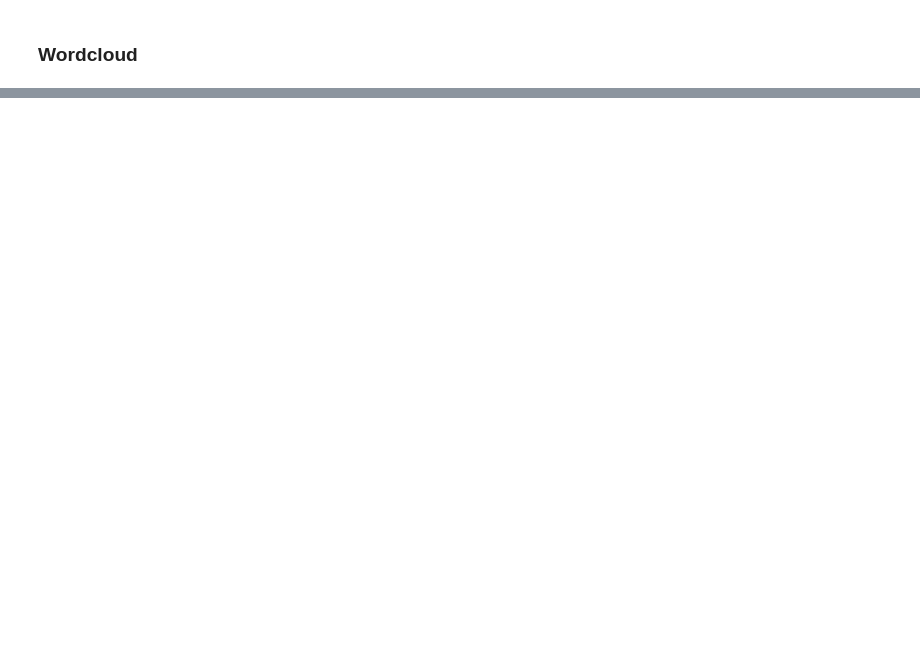
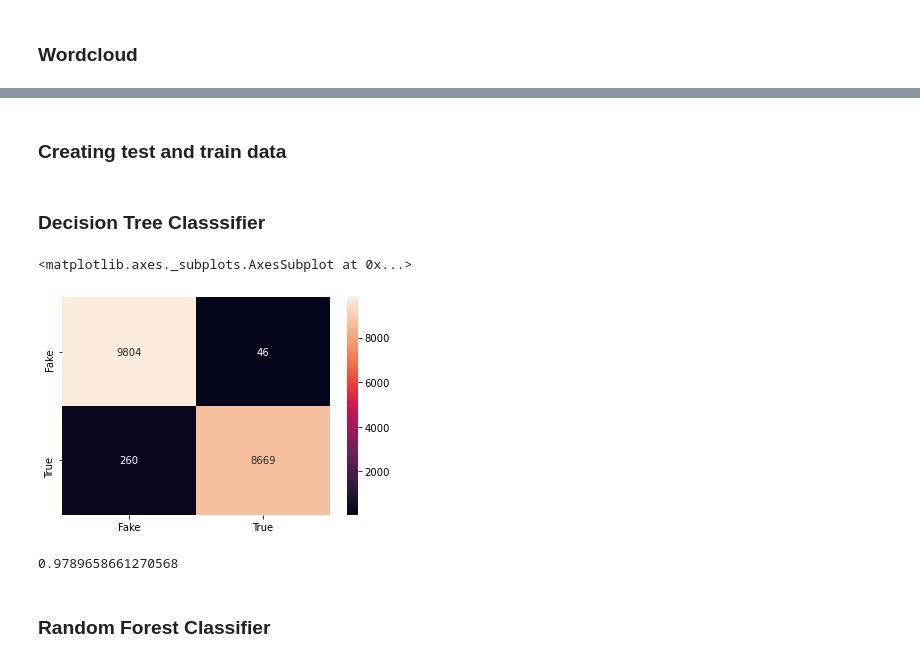
Before and after one commit to carolinlyybek/ids_fakenews, a Jupyter notebook: Project D23 KAGGLE-FAKE NEWS DETECTION.ipynb, the cells around one changed output, grey strips where cells are left out. Saved outputs shown, nothing was run; the diff lists cells and outputs as text; code cells hidden in the pictures; blank space fills up the shorter version.

```diff
--- a/Project D23 KAGGLE-FAKE NEWS DETECTION.ipynb
+++ b/Project D23 KAGGLE-FAKE NEWS DETECTION.ipynb
@@ -312,0 +346,4 @@ wordcloud_real.to_file("img/realtitles_review.png")
+# %%
+News_title = CountVec.fit_transform(X['title']).todense()
+
+News_title
@@ -312,0 +361,32 @@ wordcloud_real.to_file("img/realtitles_review.png")
+# %%
+X_mat = np.hstack(( News_text, News_title))
+# %% [markdown]
+### Creating test and train data
+# %%
+from sklearn.model_selection import train_test_split
+X_train, X_test, y_train, y_test = train_test_split(X_mat,y, test_size=0.4, random_state=42)
+# %% [markdown]
+### Decision Tree Classsifier
+# %%
+from sklearn.tree import DecisionTreeClassifier
+dtc = DecisionTreeClassifier(criterion='entropy')
+dtc.fit(X_train, y_train)
+y_pred=dtc.predict(X_test)
+# %%
+from sklearn.metrics import confusion_matrix
+con_mat=confusion_matrix(y_test, y_pred)
+sns.heatmap(con_mat,annot=True,linecolor="white",fmt='' , xticklabels = ['Fake','True'] , yticklabels = ['Fake','True'])
+plt.title("Descision Tree Classifer with CountVectorizer")
+plt.xlabel("Predicted Label")
+plt.ylabel("Actual Label")
+plt.show()
+# %% [output]
+<matplotlib.axes._subplots.AxesSubplot at 0x...>
+[figure, added]
+# %%
+from sklearn.metrics import accuracy_score
+accuracy_score(y_test, y_pred)
+# %% [output]
+0.9789658661270568
+# %% [markdown]
+### Random Forest Classifier
```
Also changed, not shown: parts of 28 cells of this notebook.
